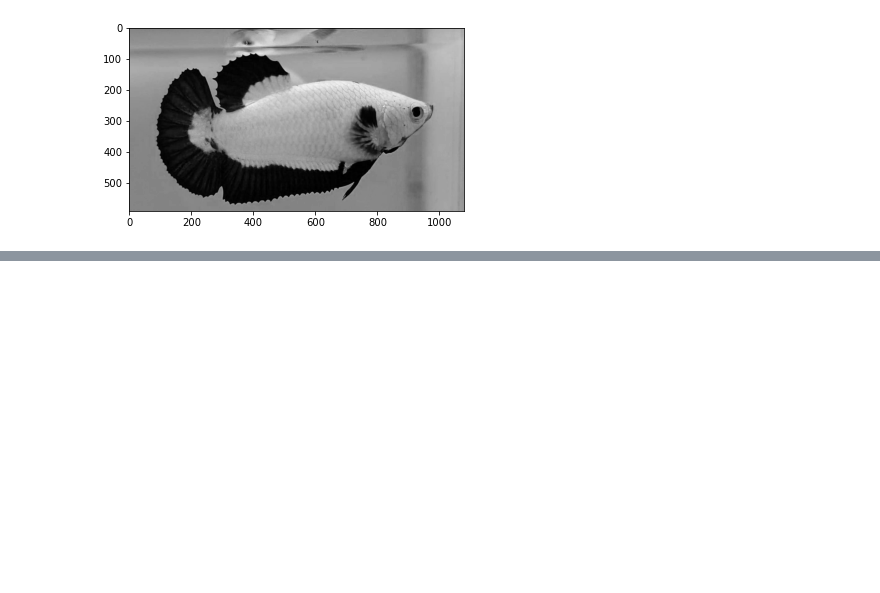
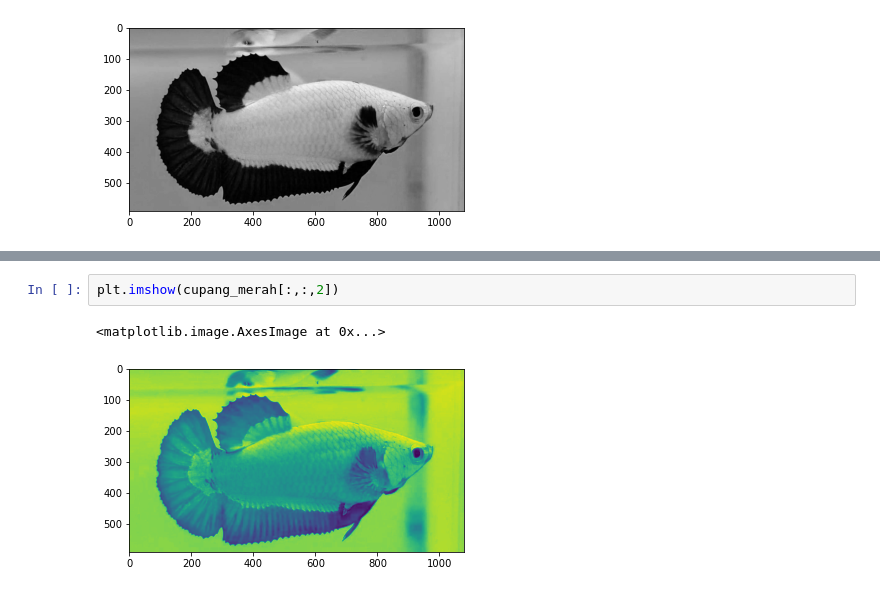
Before and after one commit to Ahmadahsana/latihanPython, a Jupyter notebook: tugas 1.ipynb, the cells around one changed output, grey strips where cells are left out. Saved outputs shown, nothing was run; the diff lists cells and outputs as text; blank space fills up the shorter version.

```diff
--- a/tugas 1.ipynb
+++ b/tugas 1.ipynb
@@ -73,0 +84,5 @@ plt.imshow(cupang_merah[:,:,0], cmap='gray')
+# %%
+plt.imshow(cupang_merah[:,:,2])
+# %% [output]
+<matplotlib.image.AxesImage at 0x...>
+[figure, added]
```
Also changed, not shown: parts of 6 cells of this notebook, 1 other file.
